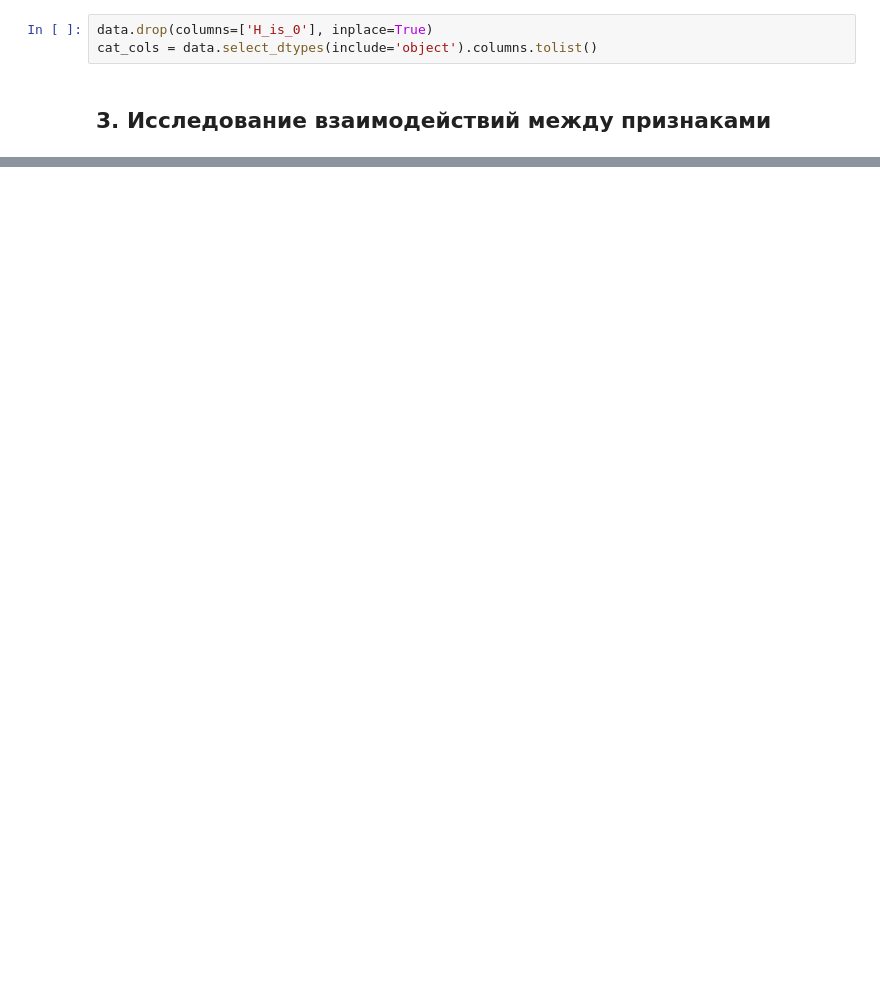
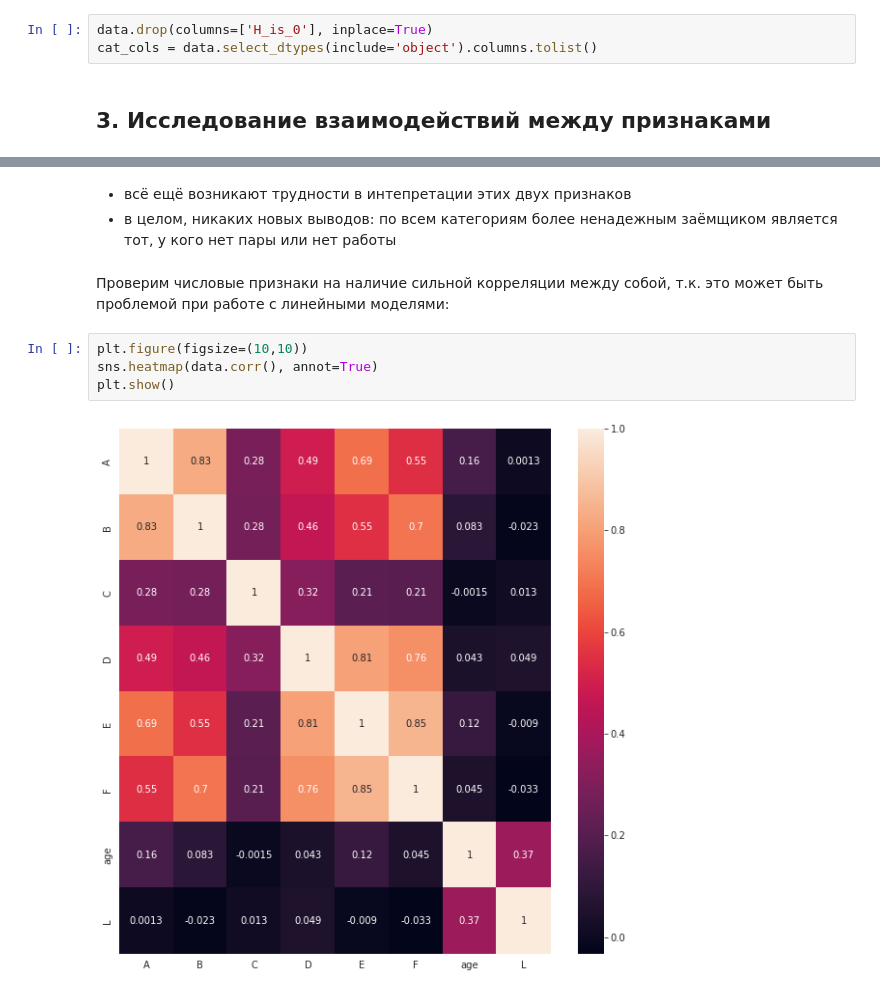
Before and after one commit to Bayramova/alpha_bank_test_task, a Jupyter notebook: test_task.ipynb, the cells around one changed output, grey strips where cells are left out. Cells and saved outputs as stored; diff of their text form; blank space fills up the shorter version.

```diff
--- a/test_task.ipynb
+++ b/test_task.ipynb
@@ -773,0 +773,11 @@ cat_cols = data.select_dtypes(include='object').columns.tolist()
+# %% [markdown]
+- всё ещё возникают трудности в интепретации этих двух признаков
+- в целом, никаких новых выводов: по всем категориям более ненадежным заёмщиком является тот, у кого нет пары или нет работы
+# %% [markdown]
+Проверим числовые признаки на наличие сильной корреляции между собой, т.к. это может быть проблемой при работе с линейными моделями:
+# %%
+plt.figure(figsize=(10,10))
+sns.heatmap(data.corr(), annot=True)
+plt.show()
+# %% [output]
+[figure, added]
```
Also changed, not shown: parts of 20 cells of this notebook.
